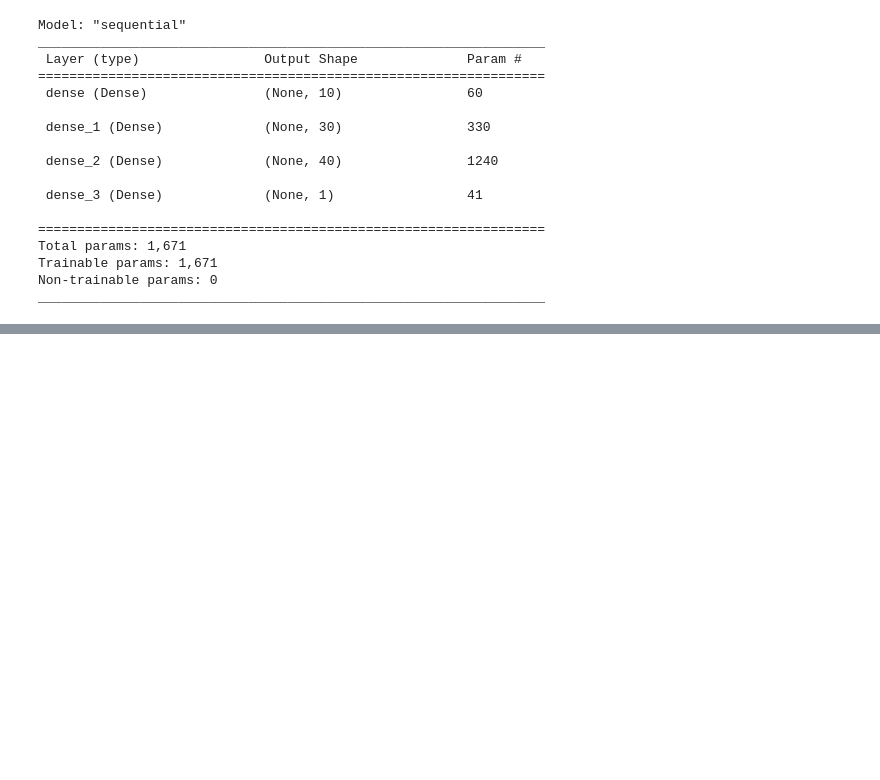
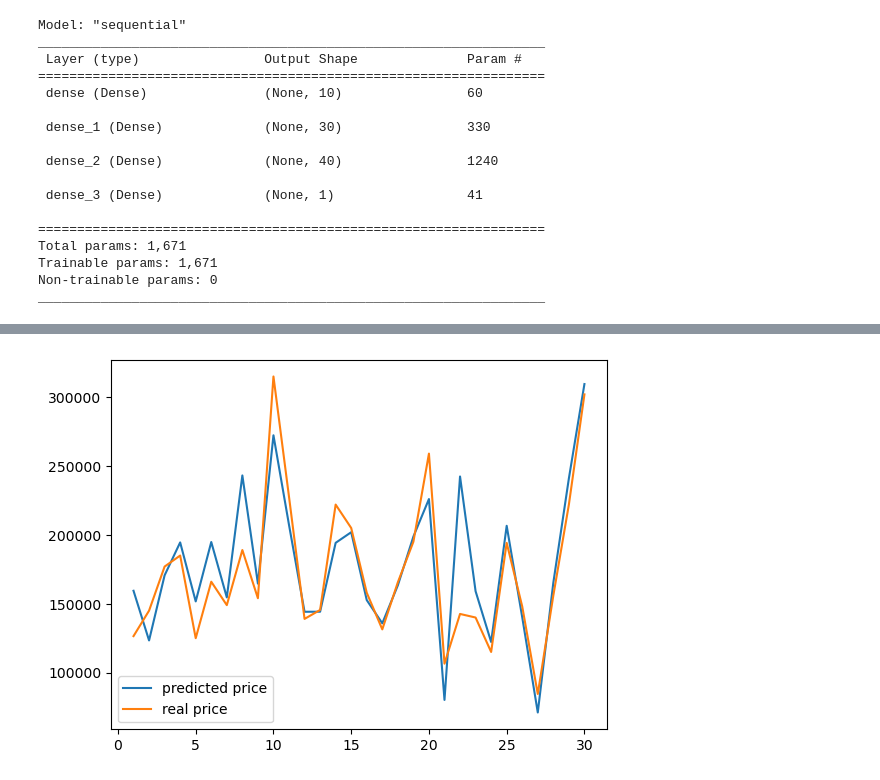
Before and after one commit to Leeyoonhu/Python_bigdata, a Jupyter notebook: 20221028/Chap 15.ipynb, the cells around one changed output, grey strips where cells are left out. Saved outputs shown, nothing was run; the diff lists cells and outputs as text; code cells hidden in the pictures; blank space fills up the shorter version.

```diff
--- a/20221028/Chap 15.ipynb
+++ b/20221028/Chap 15.ipynb
@@ -239,0 +240,17 @@ Epoch 467/2000
+# %%
+# 정확도 평가 > evaluate() // 예측 결과만 뽑아내는게 predict()
+real_prices = []
+pred_prices = []
+X_num = []
+
+n_iter = 0
+y_prediction = model.predict(X_test).flatten()
+
+for i in range(30):
+    real = y_test[i]
+    prediction = y_prediction[i]
+    print('real price: {:.2f}, predict price: {:.2f}'.format(real, prediction))
+    real_prices.append(real)
+    pred_prices.append(prediction)
+    n_iter += 1
+    X_num.append(n_iter)
@@ -239,0 +275,7 @@ Epoch 467/2000
+# %%
+plt.plot(X_num, pred_prices, label='predicted price')
+plt.plot(X_num, real_prices, label='real price')
+plt.legend()
+plt.show()
+# %% [output]
+[figure, added]
```
Also changed, not shown: parts of 2 cells of this notebook.
